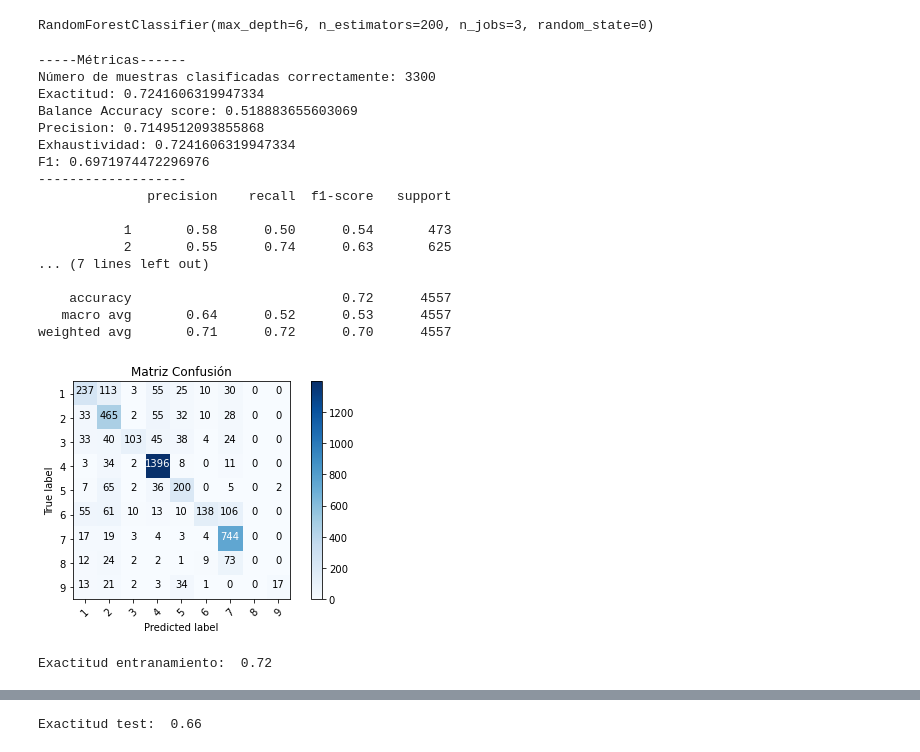
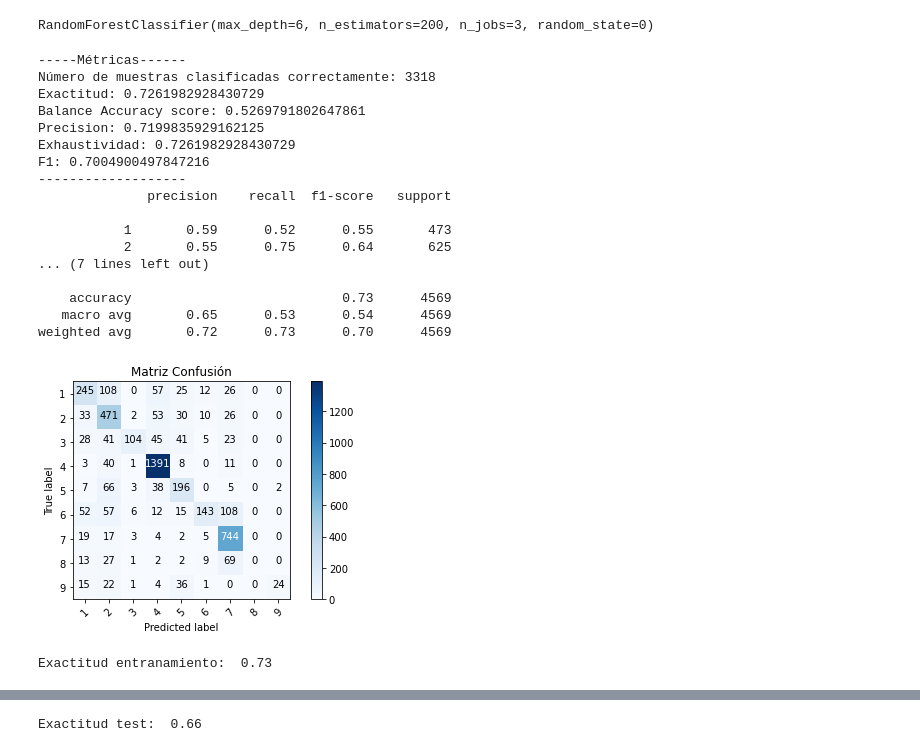
Before and after one commit to federicoabait/south_africa_crop_types_competition_s2_challenge, a Jupyter notebook: 03_Radiant_Earth_Spot_the_Crop_Preprocessing_Pipeline.ipynb, the cells around one changed output, grey strips where cells are left out. Cells and saved outputs as stored; diff of their text form; code cells hidden in the pictures.

```diff
--- a/03_Radiant_Earth_Spot_the_Crop_Preprocessing_Pipeline.ipynb
+++ b/03_Radiant_Earth_Spot_the_Crop_Preprocessing_Pipeline.ipynb
@@ -825,10 +795,0 @@ This procedures removes either the sample from the majority class if it is a Tom
-# %%
-from imblearn.under_sampling import TomekLinks
-# set up Tomek Links
-tl = TomekLinks(
-    sampling_strategy='all',  # auto: undersamples only the majority class, all: remove tomek links (both majority and minority class)
-    n_jobs=-1)
-
-X_train, y_train = tl.fit_resample(X_train, y_train)
-print(X_train.shape, y_train.shape)
-y_train.value_counts()
@@ -846,0 +851,12 @@ Name: label, dtype: int64
+# %%
+from imblearn.under_sampling import OneSidedSelection
+# set up OSS
+oss = OneSidedSelection(
+    sampling_strategy='auto',  # auto: undersamples only the majority class, all: remove tomek links (both majority and minority class)
+    random_state=0,  # for reproducibility
+    n_neighbors=11,# 1: default
+    n_jobs=-1)
+
+X_train, y_train = oss.fit_resample(X_train, y_train)
+print(X_train.shape, y_train.shape)
+y_train.value_counts()
@@ -877,36 +905,36 @@ n_trees = 200
 md = 6
 # %%
 # Fitting the RF model
-model_rf = RandomForestClassifier(n_estimators = n_trees, random_state = 0, n_jobs = 3,max_depth=md)
-model_rf.fit(X_train, y_train.astype(int))
+rf_clf = RandomForestClassifier(n_estimators = n_trees, random_state = 0, n_jobs = 3,max_depth=md)
+rf_clf.fit(X_train, y_train.astype(int))
 # %% [output]
 RandomForestClassifier(max_depth=6, n_estimators=200, n_jobs=3, random_state=0)
 # %%
-predictions = model_rf.predict(X_train)
-metricas_modelos('RF-Train',y_train, predictions, [1,2,3,4,5,6,7,8,9])
+predictions = rf_clf.predict(X_train)
+metricas_modelos('RFC-Train',y_train, predictions, [1,2,3,4,5,6,7,8,9])
 # %% [output]
 -----Métricas------
-Número de muestras clasificadas correctamente: 3300
-Exactitud: 0.7241606319947334
-Balance Accuracy score: 0.518883655603069
-Precision: 0.7149512093855868
-Exhaustividad: 0.7241606319947334
-F1: 0.6971974472296976
+Número de muestras clasificadas correctamente: 3318
+Exactitud: 0.7261982928430729
+Balance Accuracy score: 0.5269791802647861
+Precision: 0.7199835929162125
+Exhaustividad: 0.7261982928430729
+F1: 0.7004900497847216
 -------------------
               precision    recall  f1-score   support
 
-           1       0.58      0.50      0.54       473
-           2       0.55      0.74      0.63       625
+           1       0.59      0.52      0.55       473
+           2       0.55      0.75      0.64       625
 ... (7 lines left out)
 
-    accuracy                           0.72      4557
-   macro avg       0.64      0.52      0.53      4557
-weighted avg       0.71      0.72      0.70      4557
+    accuracy                           0.73      4569
+   macro avg       0.65      0.53      0.54      4569
+weighted avg       0.72      0.73      0.70      4569
-[figure, old version]
+[figure, new version]
 # %%
 # precisión del modelo en datos de entrenamiento.
 print("Exactitud entranamiento: {0: .2f}".format(
-        model_rf.score(X_train, y_train)))
+        rf_clf.score(X_train, y_train)))
 # %% [output]
-Exactitud entranamiento:  0.72
+Exactitud entranamiento:  0.73
 # %%
```
Also changed, not shown: parts of 57 cells of this notebook.
